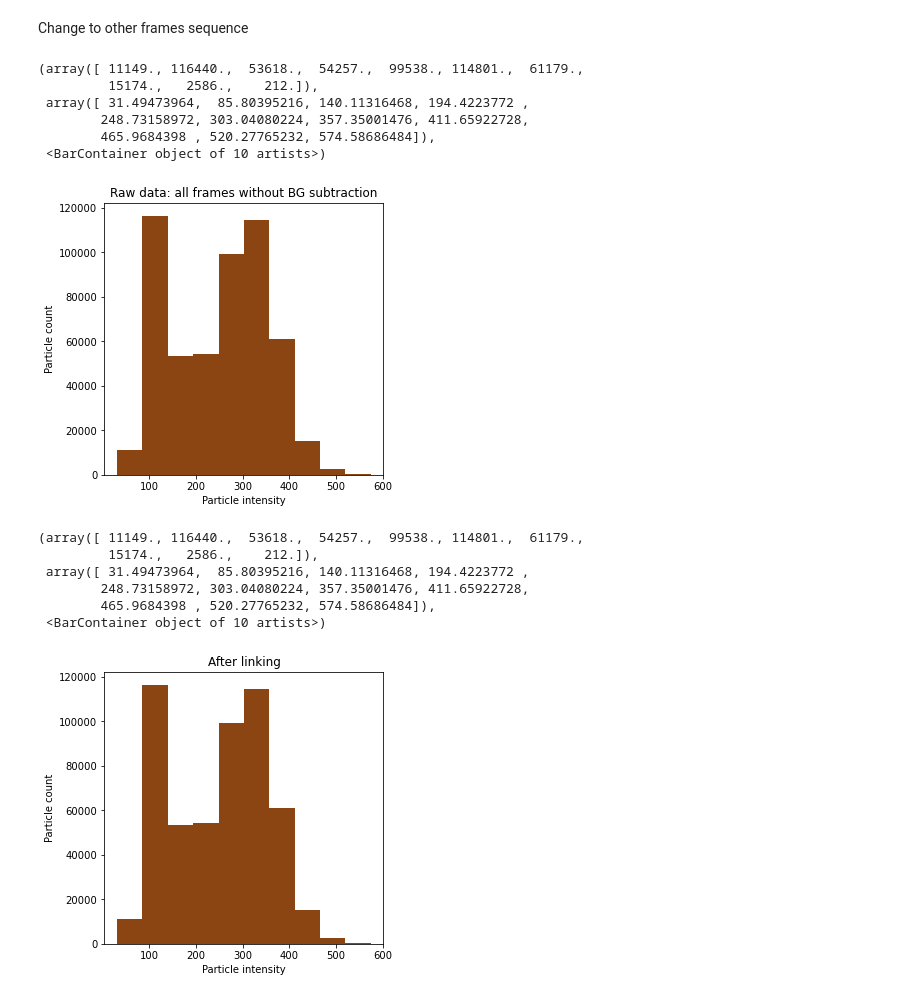
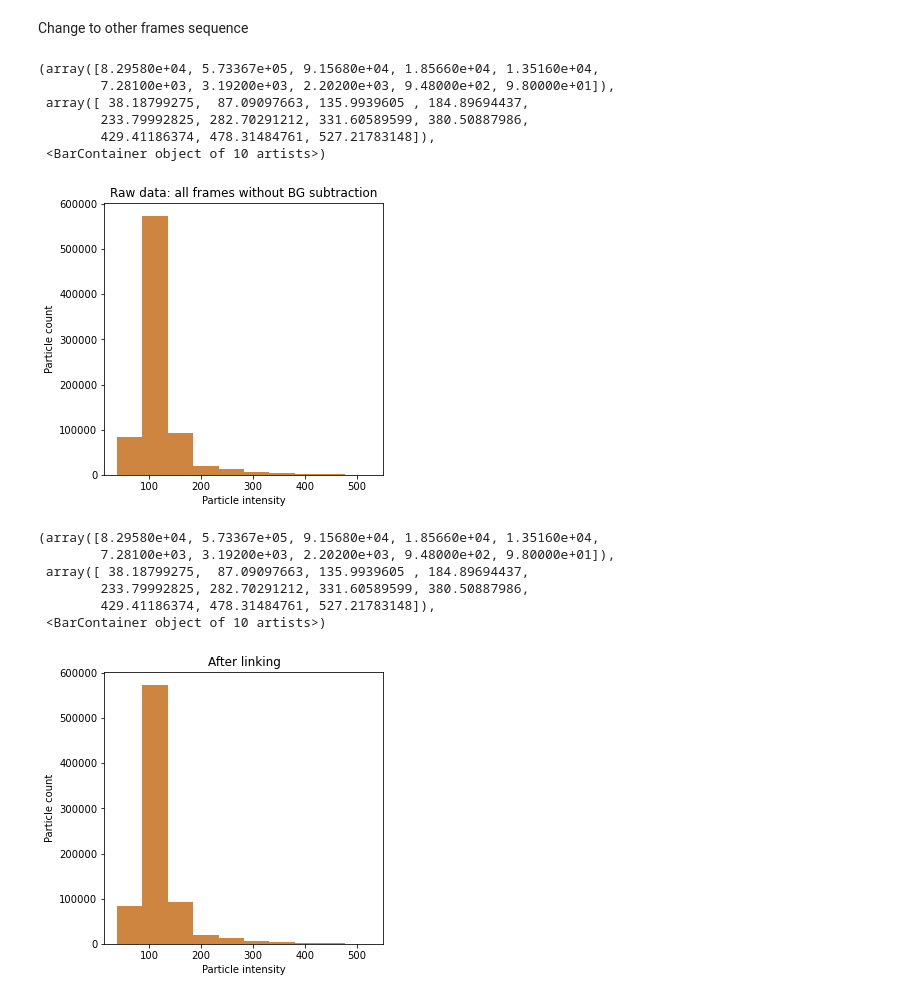
Before and after one commit to nanoepics/epicsjukebox, a Jupyter notebook: Notebooks/Ingmar/AnalysisBF_Full.ipynb, the cells around one changed output. Cells and saved outputs as stored; diff of their text form; code cells hidden in the pictures.

```diff
--- a/Notebooks/Ingmar/AnalysisBF_Full.ipynb
+++ b/Notebooks/Ingmar/AnalysisBF_Full.ipynb
@@ -79,7 +79,7 @@ def gray(image):
     return image[:, :, 1]  # Take just the green channel
 
 
-frames1 = gray(pims.open('Images/1609_100nm_1_20000_stuck/*.jpg'))
+frames1 = gray(pims.open('Images/parafilm_2/*.jpg'))
 # frames2 = gray(pims.open('FramesOverview2/*.jpg'))
 # %%
 frames1
@@ -221,32 +255,32 @@ Change to other frames sequence
 # %%
 # t_a = tp.batch(frames1[:], 5, minmass=100, separation=15)
 t_a = tp.batch(frames1[:], 5, separation=25)
 
 plt.title('Raw data: all frames without BG subtraction')
 plt.xlabel('Particle intensity')
 plt.ylabel('Particle count')
-plt.hist(t_a['mass'], color='saddlebrown')
+plt.hist(t_a['mass'], color='peru')
 # %% [output]
-(array([ 11149., 116440.,  53618.,  54257.,  99538., 114801.,  61179.,
-         15174.,   2586.,    212.]),
- array([ 31.49473964,  85.80395216, 140.11316468, 194.4223772 ,
-        248.73158972, 303.04080224, 357.35001476, 411.65922728,
-        465.9684398 , 520.27765232, 574.58686484]),
+(array([8.29580e+04, 5.73367e+05, 9.15680e+04, 1.85660e+04, 1.35160e+04,
+        7.28100e+03, 3.19200e+03, 2.20200e+03, 9.48000e+02, 9.80000e+01]),
+ array([ 38.18799275,  87.09097663, 135.9939605 , 184.89694437,
+        233.79992825, 282.70291212, 331.60589599, 380.50887986,
+        429.41186374, 478.31484761, 527.21783148]),
  <BarContainer object of 10 artists>)
-[figure, old version]
+[figure, new version]
 # %%
 tp.quiet()  # Turn off progress reports for best performance
 t_b = tp.link(t_a, 4, memory=2, )
 plt.title('After linking')
 plt.xlabel('Particle intensity')
 plt.ylabel('Particle count')
-plt.hist(t_b['mass'], color='saddlebrown')
+plt.hist(t_b['mass'], color='peru')
 # %% [output]
-(array([ 11149., 116440.,  53618.,  54257.,  99538., 114801.,  61179.,
-         15174.,   2586.,    212.]),
- array([ 31.49473964,  85.80395216, 140.11316468, 194.4223772 ,
-        248.73158972, 303.04080224, 357.35001476, 411.65922728,
-        465.9684398 , 520.27765232, 574.58686484]),
+(array([8.29580e+04, 5.73367e+05, 9.15680e+04, 1.85660e+04, 1.35160e+04,
+        7.28100e+03, 3.19200e+03, 2.20200e+03, 9.48000e+02, 9.80000e+01]),
+ array([ 38.18799275,  87.09097663, 135.9939605 , 184.89694437,
+        233.79992825, 282.70291212, 331.60589599, 380.50887986,
+        429.41186374, 478.31484761, 527.21783148]),
  <BarContainer object of 10 artists>)
-[figure, old version]
+[figure, new version]
 # %%
```
Also changed, not shown: parts of 9 cells of this notebook, 1 other file.
